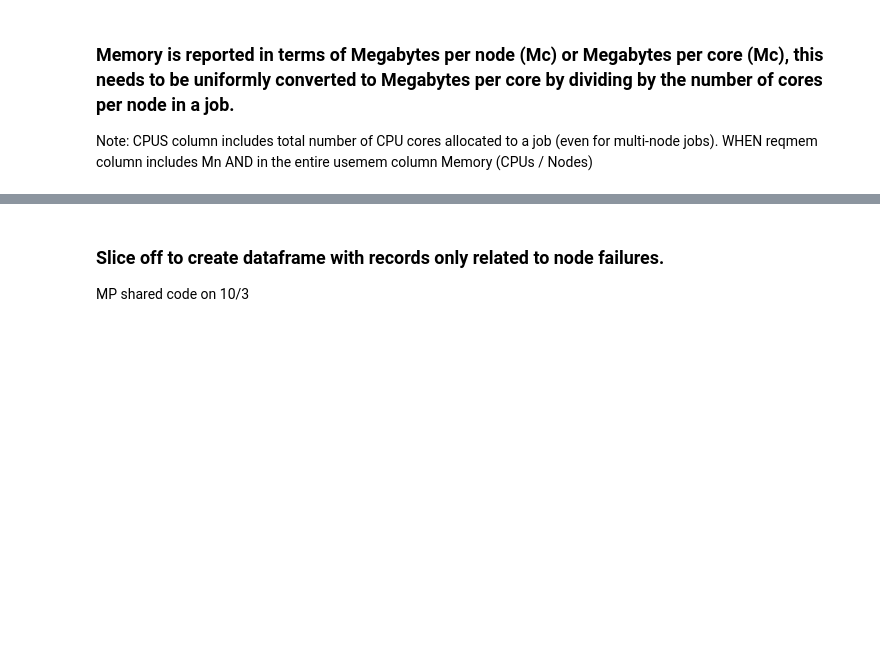
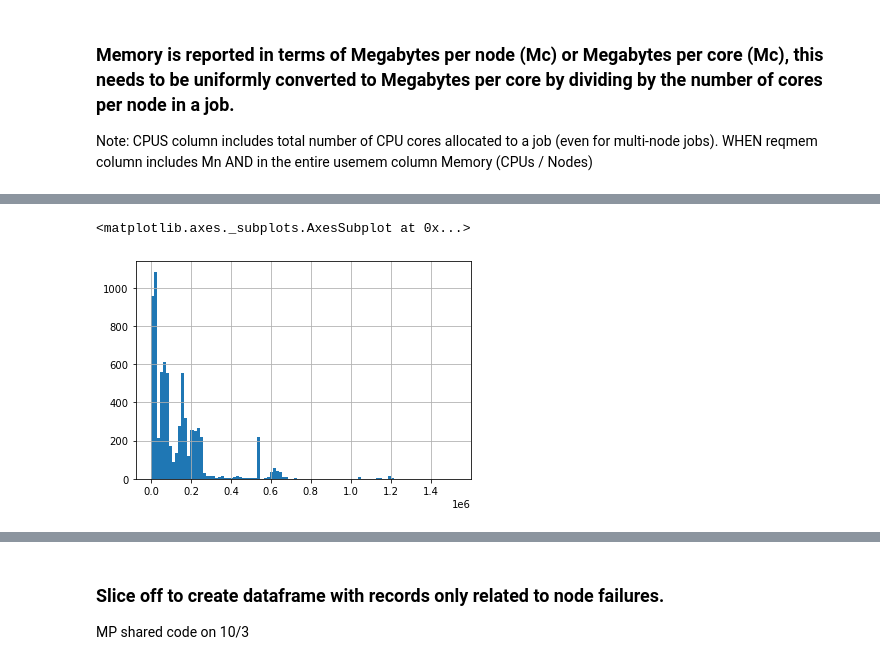
Before and after one commit to nss-data-science-cohort-4/dq2-accre-very-success, a Jupyter notebook: notebooks/accre.ipynb, the cells around one changed output, grey strips where cells are left out. Drawn from its saved outputs; the diff is of its cells as text; code cells hidden in the pictures; blank space fills up the shorter version.

```diff
--- a/notebooks/accre.ipynb
+++ b/notebooks/accre.ipynb
@@ -176,3 +451,8 @@ Note: CPUS column includes total number of CPU cores allocated to a job (even fo
+# %%
+accre.usedtime.hist(bins = 100)
+# %% [output]
+<matplotlib.axes._subplots.AxesSubplot at 0x...>
+[figure, added]
 # %%
 accre.head()
 # %% [output]
```
Also changed, not shown: parts of 45 cells of this notebook.
